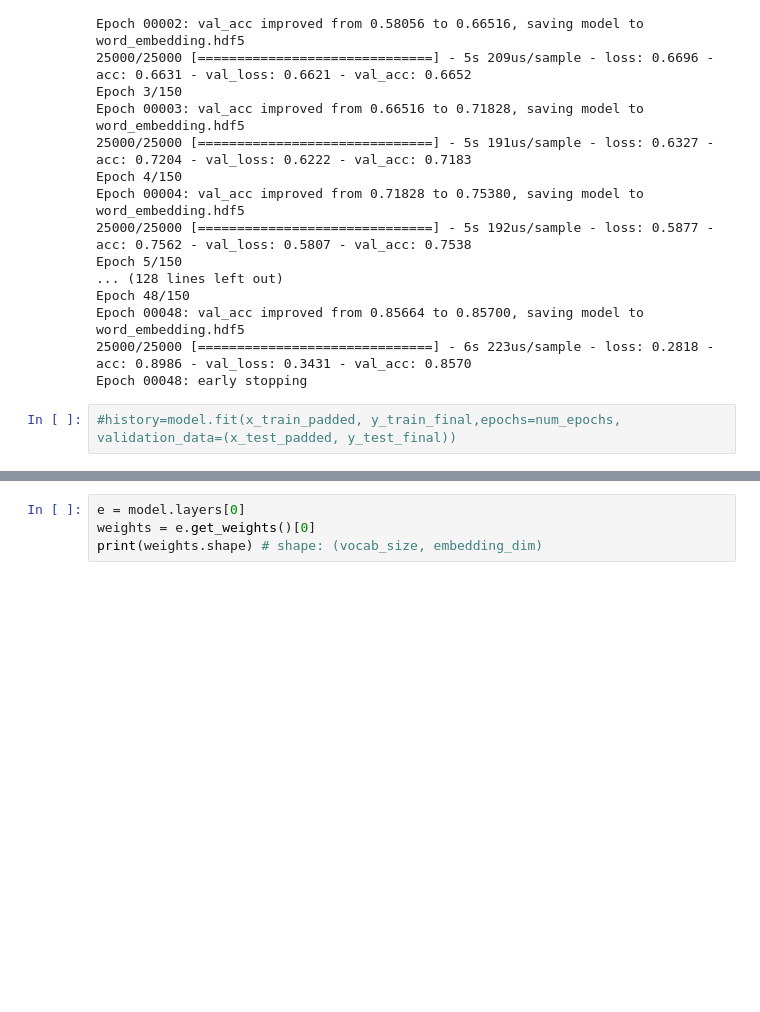
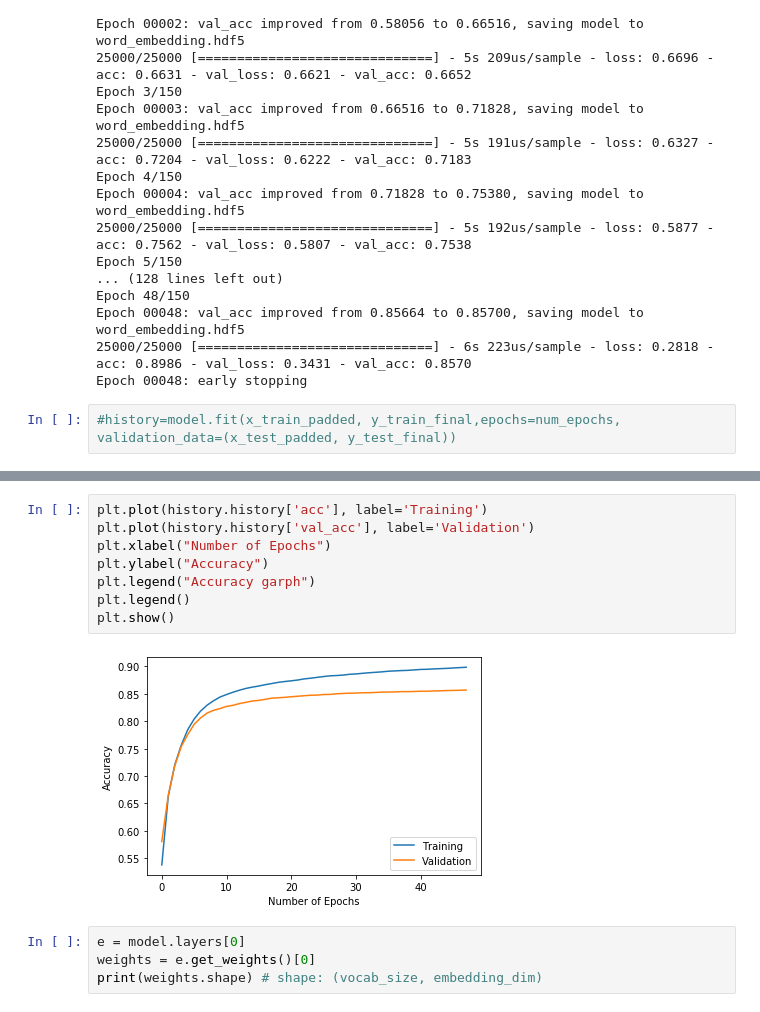
Before and after one commit to SanjeevKurJha/Natural-Language-Processing, a Jupyter notebook: NLP Using Tensorflow/Word_Embedding.ipynb, the cells around one changed output, grey strips where cells are left out. Saved outputs shown, nothing was run; the diff lists cells and outputs as text; blank space fills up the shorter version.

```diff
--- a/NLP Using Tensorflow/Word_Embedding.ipynb
+++ b/NLP Using Tensorflow/Word_Embedding.ipynb
@@ -151,3 +153,13 @@ pyplot.show()
+# %%
+plt.plot(history.history['acc'], label='Training')
+plt.plot(history.history['val_acc'], label='Validation')
+plt.xlabel("Number of Epochs")
+plt.ylabel("Accuracy")
+plt.legend("Accuracy garph")
+plt.legend()
+plt.show()
+# %% [output]
+[figure, added]
 # %%
 e = model.layers[0]
 weights = e.get_weights()[0]
```
Also changed, not shown: parts of 1 cell of this notebook.
